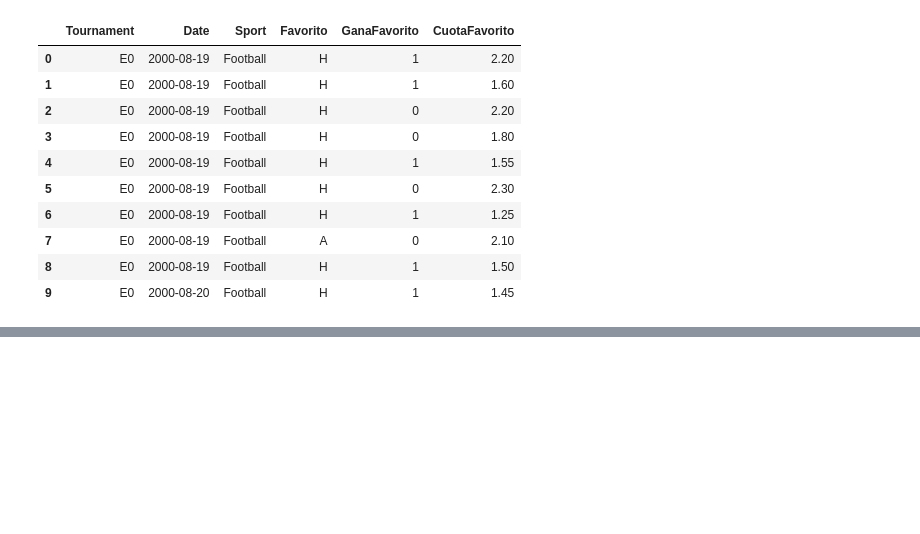
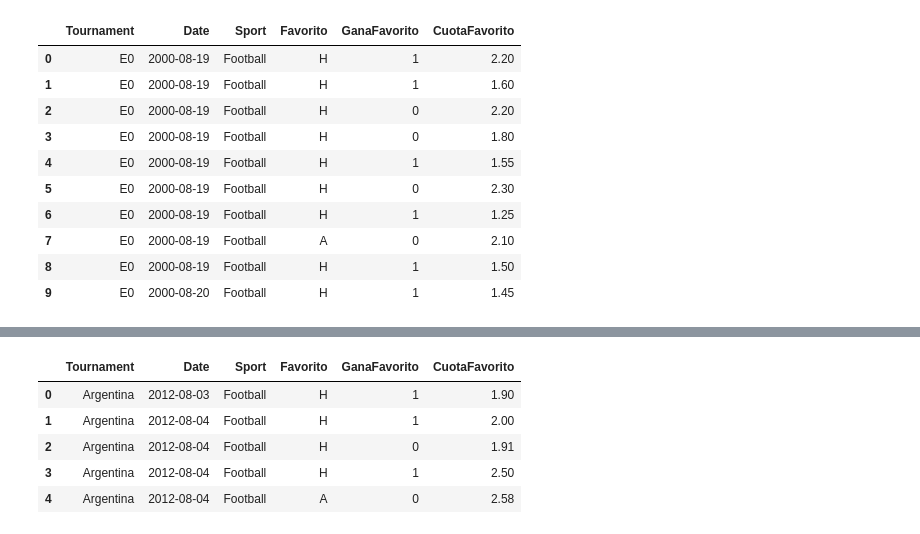
Before and after one commit to franciscojdiezc/TFM, a Jupyter notebook: 1. Procesado de datos.ipynb, the cells around one changed output, grey strips where cells are left out. Saved outputs shown, nothing was run; the diff lists cells and outputs as text; code cells hidden in the pictures; blank space fills up the shorter version.

```diff
--- a/1. Procesado de datos.ipynb
+++ b/1. Procesado de datos.ipynb
@@ -363,0 +387,10 @@ UNIR LOS TRES
+# %%
+footballothers['Favorito'] = footballothers['PH'] > footballothers['PA']
+footballothers.loc[footballothers['Favorito'] == False, 'Favorito'] = 'H'
+footballothers.loc[footballothers['Favorito'] == True, 'Favorito'] = 'A'
+# %%
+footballothers['GanaFavorito'] = footballothers['Res'] == footballothers['Favorito']
+footballothers.loc[footballothers['GanaFavorito'] == False, 'GanaFavorito'] = 0
+footballothers.loc[footballothers['GanaFavorito'] == True, 'GanaFavorito'] = 1
+# %%
+footballothers['CuotaFavorito'] = footballothers[['PH','PA']].min(axis=1)
@@ -363,0 +399,10 @@ UNIR LOS TRES
+# %%
+footballothers = footballothers[['Tournament','Date','Sport','Favorito','GanaFavorito','CuotaFavorito']]
+footballothers.head()
+# %% [output]
+|  | Tournament | Date | Sport | Favorito | GanaFavorito | CuotaFavorito |
+| 0 | Argentina | 2012-08-03 | Football | H | 1 | 1.90 |
+| 1 | Argentina | 2012-08-04 | Football | H | 1 | 2.00 |
+| 2 | Argentina | 2012-08-04 | Football | H | 0 | 1.91 |
+| 3 | Argentina | 2012-08-04 | Football | H | 1 | 2.50 |
+| 4 | Argentina | 2012-08-04 | Football | A | 0 | 2.58 |
```
Also changed, not shown: parts of 15 cells of this notebook, 1 other file.
